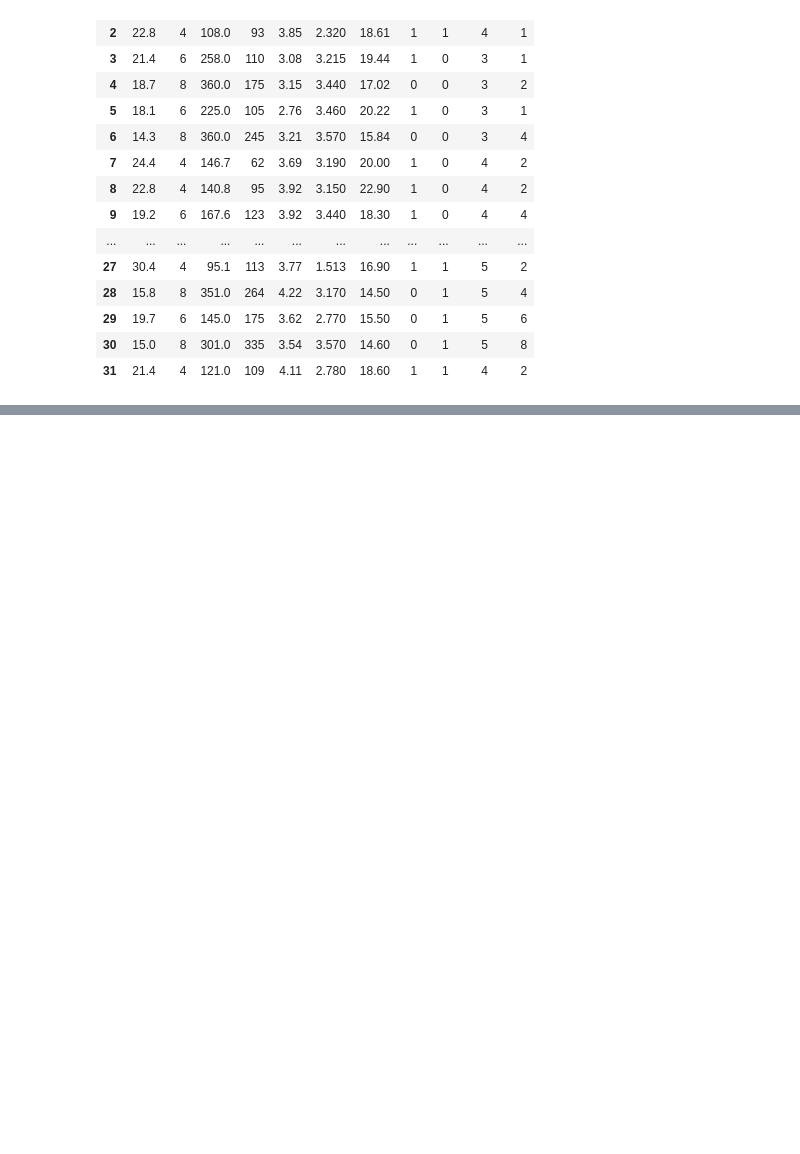
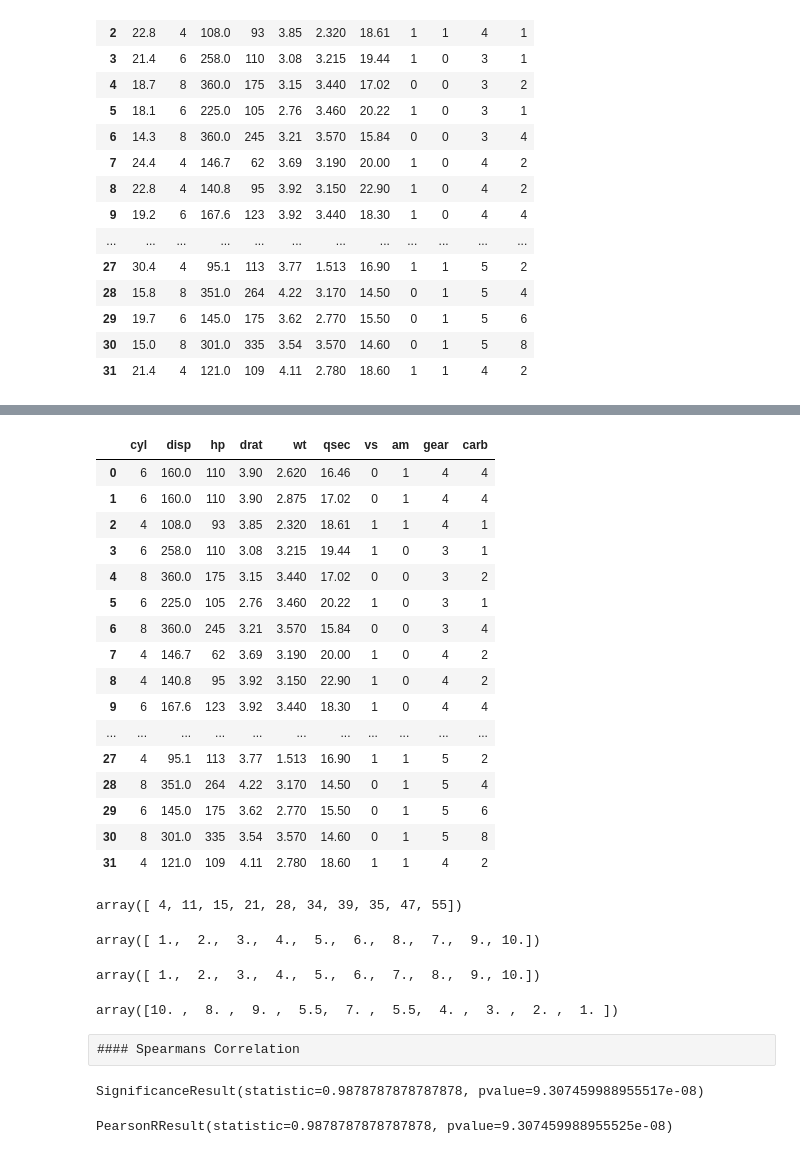
Before and after one commit to mohitandraj/data-visualization, a Jupyter notebook: Correlation Techniques.ipynb, the cells around one changed output, grey strips where cells are left out. Cells and saved outputs as stored; diff of their text form; code cells hidden in the pictures; blank space fills up the shorter version.

```diff
--- a/Correlation Techniques.ipynb
+++ b/Correlation Techniques.ipynb
@@ -72,0 +75,2 @@ corr
+# %%
+df=pd.read_csv('mtcars.csv')
@@ -72,0 +162,20 @@ corr
+# %%
+x
+# %% [output]
+|  | cyl | disp | hp | drat | wt | qsec | vs | am | gear | carb |
+| 0 | 6 | 160.0 | 110 | 3.90 | 2.620 | 16.46 | 0 | 1 | 4 | 4 |
+| 1 | 6 | 160.0 | 110 | 3.90 | 2.875 | 17.02 | 0 | 1 | 4 | 4 |
+| 2 | 4 | 108.0 | 93 | 3.85 | 2.320 | 18.61 | 1 | 1 | 4 | 1 |
+| 3 | 6 | 258.0 | 110 | 3.08 | 3.215 | 19.44 | 1 | 0 | 3 | 1 |
+| 4 | 8 | 360.0 | 175 | 3.15 | 3.440 | 17.02 | 0 | 0 | 3 | 2 |
+| 5 | 6 | 225.0 | 105 | 2.76 | 3.460 | 20.22 | 1 | 0 | 3 | 1 |
+| 6 | 8 | 360.0 | 245 | 3.21 | 3.570 | 15.84 | 0 | 0 | 3 | 4 |
+| 7 | 4 | 146.7 | 62 | 3.69 | 3.190 | 20.00 | 1 | 0 | 4 | 2 |
+| 8 | 4 | 140.8 | 95 | 3.92 | 3.150 | 22.90 | 1 | 0 | 4 | 2 |
+| 9 | 6 | 167.6 | 123 | 3.92 | 3.440 | 18.30 | 1 | 0 | 4 | 4 |
+| ... | ... | ... | ... | ... | ... | ... | ... | ... | ... | ... |
+| 27 | 4 | 95.1 | 113 | 3.77 | 1.513 | 16.90 | 1 | 1 | 5 | 2 |
+| 28 | 8 | 351.0 | 264 | 4.22 | 3.170 | 14.50 | 0 | 1 | 5 | 4 |
+| 29 | 6 | 145.0 | 175 | 3.62 | 2.770 | 15.50 | 0 | 1 | 5 | 6 |
+| 30 | 8 | 301.0 | 335 | 3.54 | 3.570 | 14.60 | 0 | 1 | 5 | 8 |
+| 31 | 4 | 121.0 | 109 | 4.11 | 2.780 | 18.60 | 1 | 1 | 4 | 2 |
@@ -72,0 +187,18 @@ corr
+# %%
+x
+# %% [output]
+array([ 4, 11, 15, 21, 28, 34, 39, 35, 47, 55])
+# %%
+rankdata(x)
+# %% [output]
+array([ 1.,  2.,  3.,  4.,  5.,  6.,  8.,  7.,  9., 10.])
+# %%
+rankdata(y)
+# %% [output]
+array([ 1.,  2.,  3.,  4.,  5.,  6.,  7.,  8.,  9., 10.])
+# %%
+rankdata(z)
+# %% [output]
+array([10. ,  8. ,  9. ,  5.5,  7. ,  5.5,  4. ,  3. ,  2. ,  1. ])
+# %% [raw]
+#### Spearmans Correlation
@@ -72,0 +214,8 @@ corr
+# %%
+spearmanr(x,y)
+# %% [output]
+SignificanceResult(statistic=0.9878787878787878, pvalue=9.307459988955517e-08)
+# %%
+pearsonr(rankdata(x),rankdata(y))
+# %% [output]
+PearsonRResult(statistic=0.9878787878787878, pvalue=9.307459988955525e-08)
```
Also changed, not shown: parts of 32 cells of this notebook, 2 other files.
